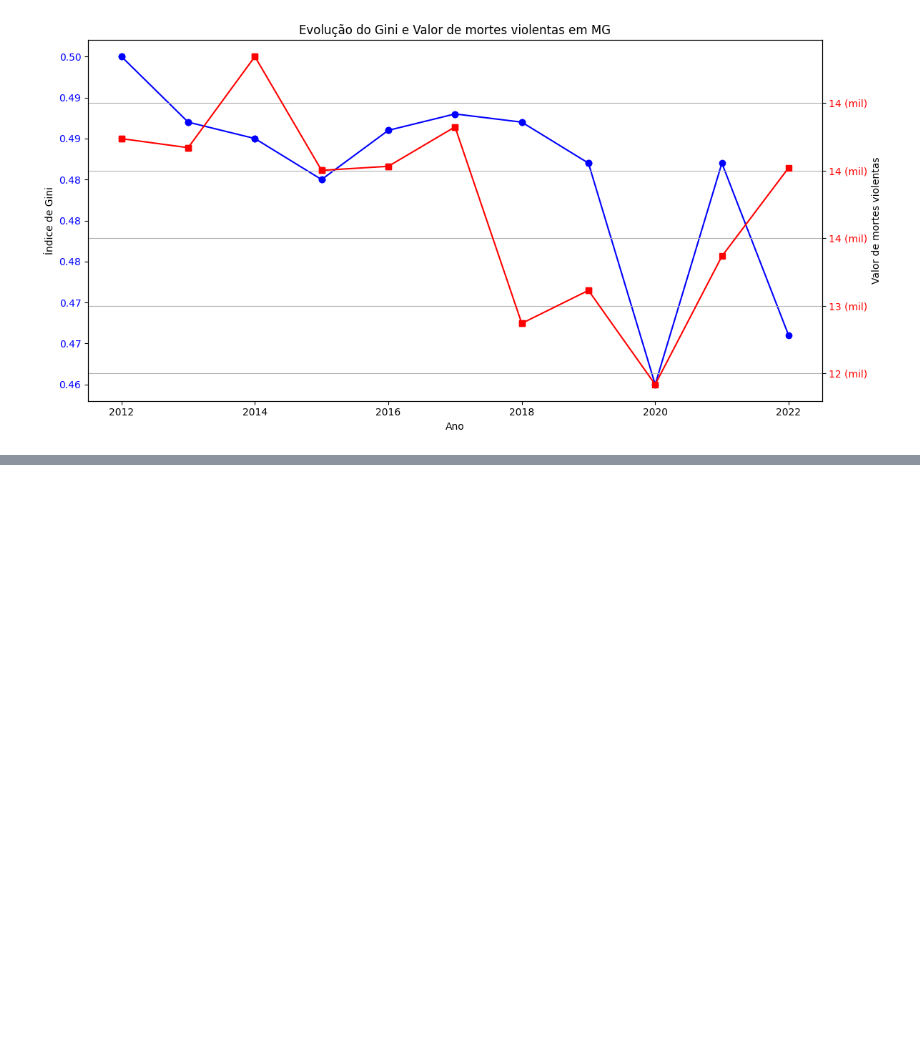
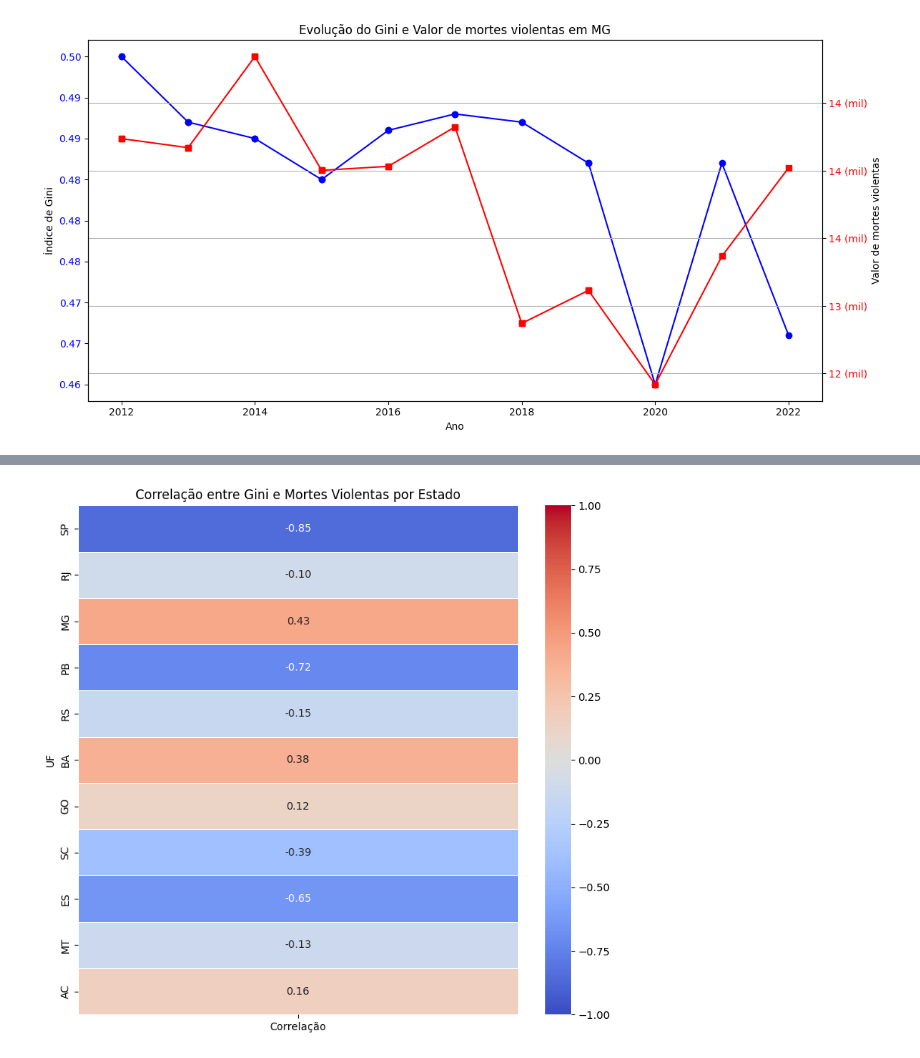
Before and after one commit to Gabryel-Januario/violencia-e-desigualdade-brasil, a Jupyter notebook: notebooks/main_analysis.ipynb, the cells around one changed output, grey strips where cells are left out. Cells and saved outputs as stored; diff of their text form; code cells hidden in the pictures; blank space fills up the shorter version.

Commit message:
create correlation_heatmap

```diff
--- a/notebooks/main_analysis.ipynb
+++ b/notebooks/main_analysis.ipynb
@@ -61,8 +61,8 @@ plt_mv.plot_violence_over_time_by_state(['SP', 'RJ', 'PB', 'BH', 'RS', 'MG'])
 Agora comparamos visualmente a evolução dos dois indicadores para entender se há relação direta entre eles.
 # %%
 df_combined = utils.merge_dataframes(df_gini=df_gini_long, df_mv=df_mv_filtrado)
+plt_df_combined = PlotGenerator(df_combined)
 
-plt_ratio = PlotGenerator(df_combined)
-plt_ratio.ratio_over_time_by_state('MG')
+plt_df_combined.ratio_over_time_by_state('MG')
 # %% [output]
 [figure]
@@ -68,0 +73,4 @@ plt_ratio.ratio_over_time_by_state('MG')
+# %%
+plt_df_combined.plot_correlation_heatmap(["SP", "RJ", "MG", "PB", "RS", "BA", "GO", "SC", "ES", "MT", "AC" ])
+# %% [output]
+[figure, added]
```
Also changed, not shown: parts of 2 cells of this notebook, 3 other files.
